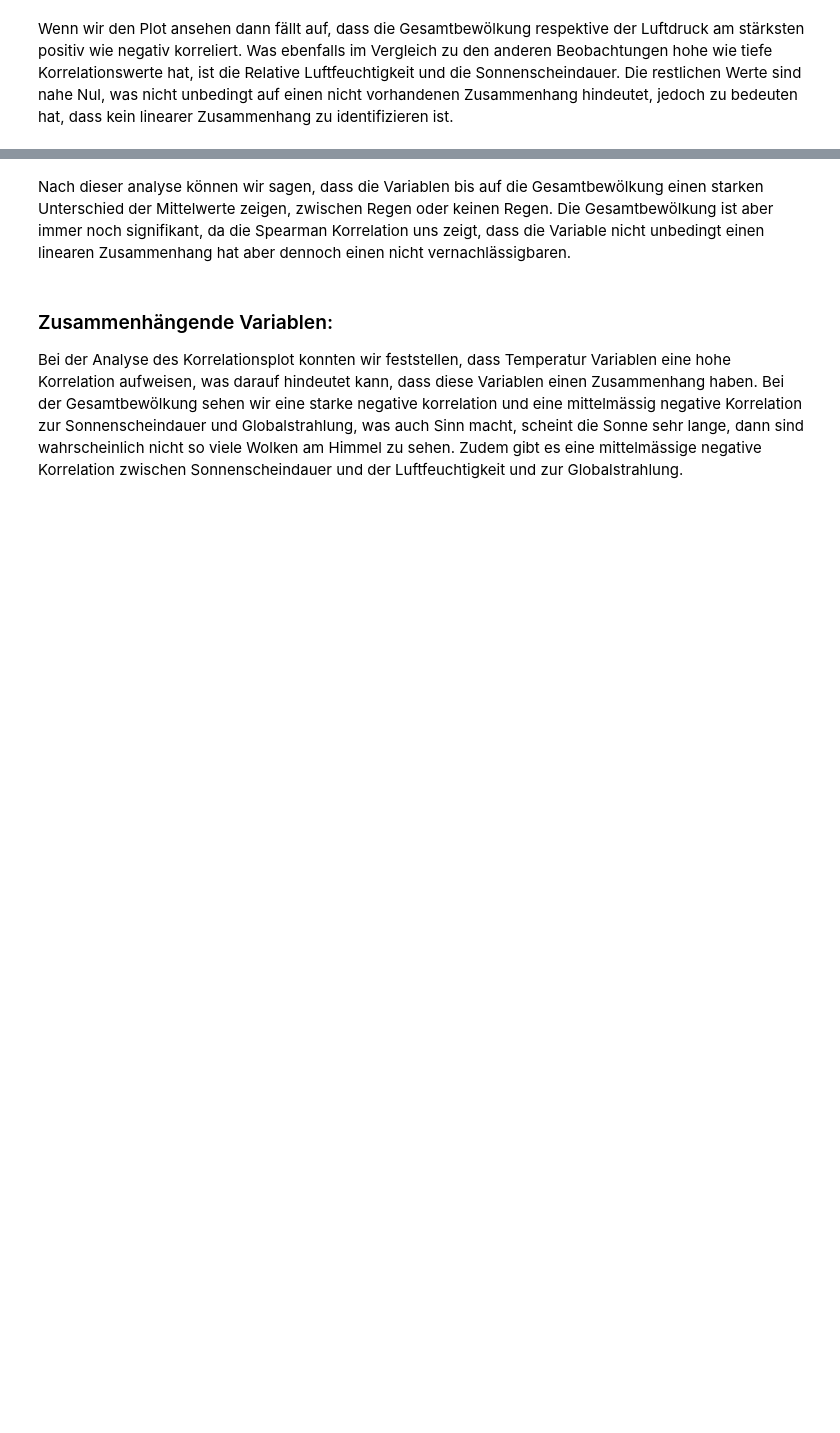
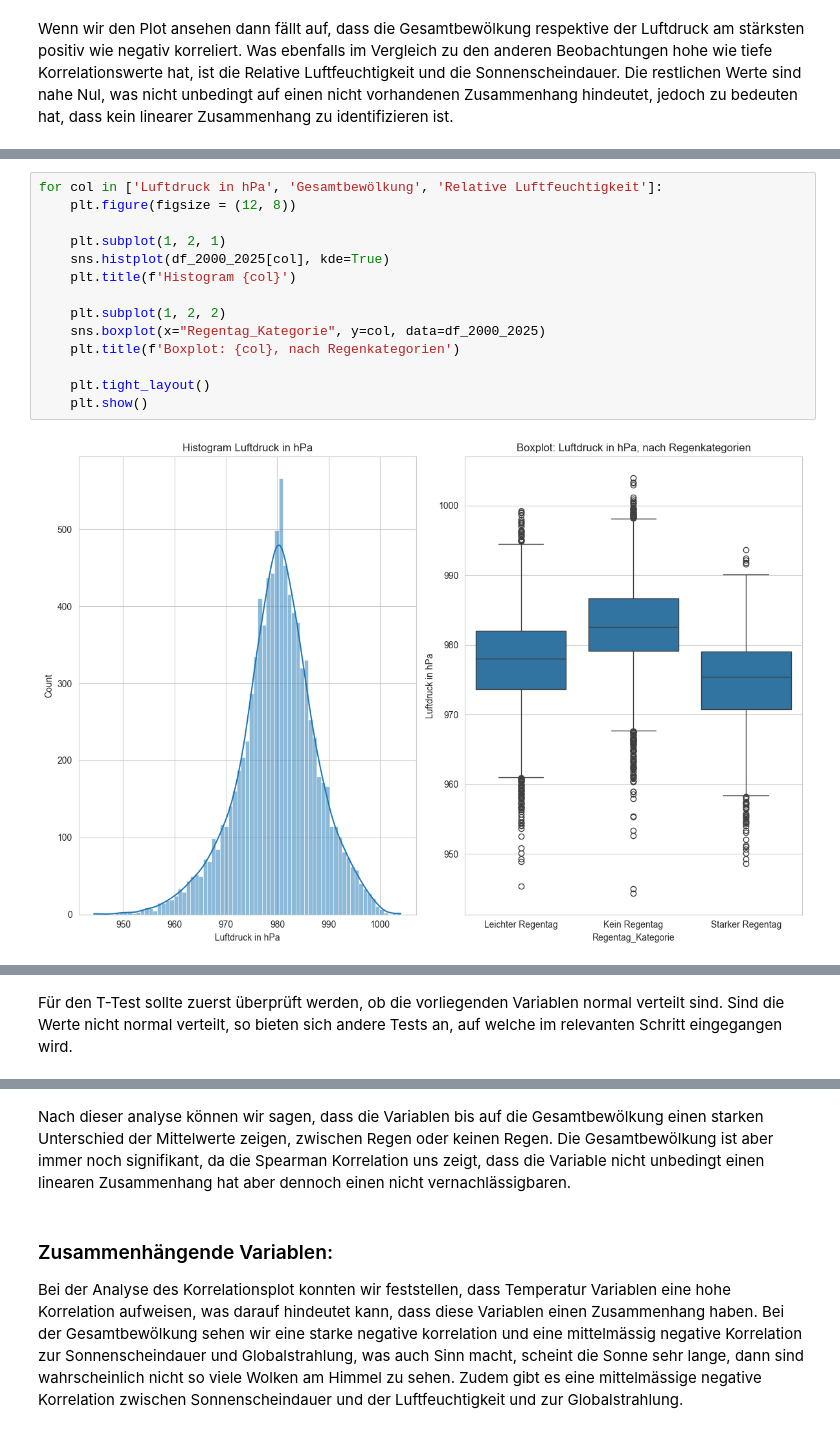
Before and after one commit to Mila19058/WER_Chellenge, a Jupyter notebook: sample.ipynb, the cells around one changed output, grey strips where cells are left out. Cells and saved outputs as stored; diff of their text form; blank space fills up the shorter version.

```diff
--- a/sample.ipynb
+++ b/sample.ipynb
@@ -260,0 +263,16 @@ den T-Test durchzuführen. Danach folgen weitere Tests um zu untersuchen, wie si
+# %%
+for col in ['Luftdruck in hPa', 'Gesamtbewölkung', 'Relative Luftfeuchtigkeit']:
+    plt.figure(figsize = (12, 8))
+
+    plt.subplot(1, 2, 1)
+    sns.histplot(df_2000_2025[col], kde=True)
+    plt.title(f'Histogram {col}')
+
+    plt.subplot(1, 2, 2)
+    sns.boxplot(x="Regentag_Kategorie", y=col, data=df_2000_2025)
+    plt.title(f'Boxplot: {col}, nach Regenkategorien')
+
+    plt.tight_layout()
+    plt.show()
+# %% [output]
+[figure, added]
@@ -260,0 +281,3 @@ den T-Test durchzuführen. Danach folgen weitere Tests um zu untersuchen, wie si
+# %% [markdown]
+Für den T-Test sollte zuerst überprüft werden, ob die vorliegenden Variablen normal verteilt sind.
+Sind die Werte nicht normal verteilt, so bieten sich andere Tests an, auf welche im relevanten Schritt eingegangen wird.
```
Also changed, not shown: parts of 13 cells of this notebook.
